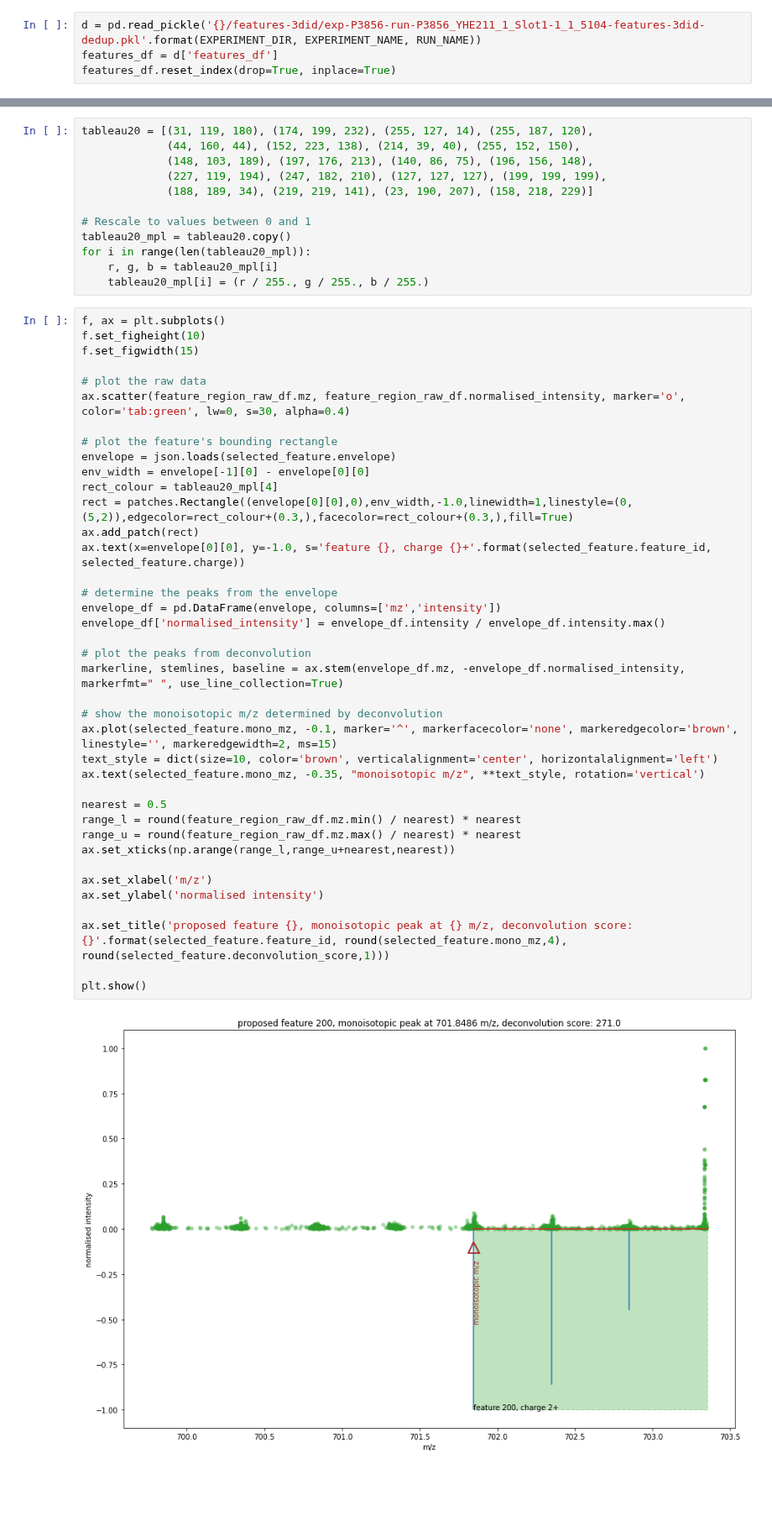
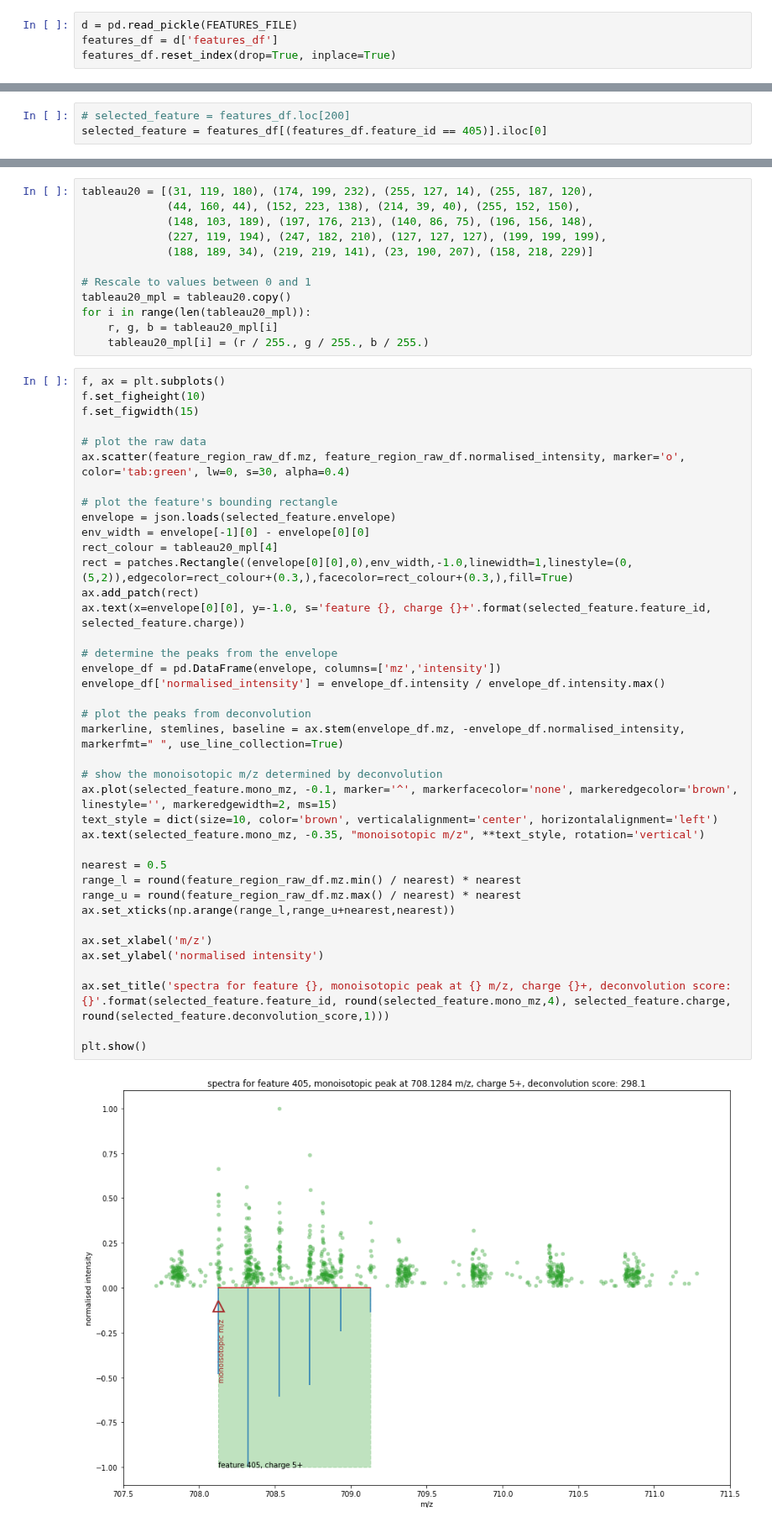
Before and after one commit to WEHI-Proteomics/tfde, a Jupyter notebook: notebooks/paper 4 - visualise construction of a 3DID feature.ipynb, the cells around one changed output, grey strips where cells are left out. Shown at 84% size. Cells and saved outputs as stored; diff of their text form; blank space fills up the shorter version.

```diff
--- a/notebooks/paper 4 - visualise construction of a 3DID feature.ipynb
+++ b/notebooks/paper 4 - visualise construction of a 3DID feature.ipynb
@@ -21,7 +21,7 @@ CONVERTED_DATABASE_NAME = "{}/converted-databases/exp-{}-run-{}-converted.sqlite
 FEATURES_DIR = "{}/features-3did".format(EXPERIMENT_DIR)
 FEATURES_FILE = '{}/exp-{}-run-{}-features-3did-dedup.pkl'.format(FEATURES_DIR, EXPERIMENT_NAME, RUN_NAME)
 # %%
-d = pd.read_pickle('{}/features-3did/exp-P3856-run-P3856_YHE211_1_Slot1-1_1_5104-features-3did-dedup.pkl'.format(EXPERIMENT_DIR, EXPERIMENT_NAME, RUN_NAME))
+d = pd.read_pickle(FEATURES_FILE)
 features_df = d['features_df']
 features_df.reset_index(drop=True, inplace=True)
 # %%
@@ -40,0 +35,3 @@ selected_feature = features_df.loc[200]
+# %%
+# selected_feature = features_df.loc[200]
+selected_feature = features_df[(features_df.feature_id == 405)].iloc[0]
@@ -236,32 +270,32 @@ ax.scatter(feature_region_raw_df.mz, feature_region_raw_df.normalised_intensity,
 envelope = json.loads(selected_feature.envelope)
 env_width = envelope[-1][0] - envelope[0][0]
 rect_colour = tableau20_mpl[4]
 rect = patches.Rectangle((envelope[0][0],0),env_width,-1.0,linewidth=1,linestyle=(0,(5,2)),edgecolor=rect_colour+(0.3,),facecolor=rect_colour+(0.3,),fill=True)
 ax.add_patch(rect)
 ax.text(x=envelope[0][0], y=-1.0, s='feature {}, charge {}+'.format(selected_feature.feature_id, selected_feature.charge))
 
 # determine the peaks from the envelope
 envelope_df = pd.DataFrame(envelope, columns=['mz','intensity'])
 envelope_df['normalised_intensity'] = envelope_df.intensity / envelope_df.intensity.max()
 
 # plot the peaks from deconvolution
 markerline, stemlines, baseline = ax.stem(envelope_df.mz, -envelope_df.normalised_intensity, markerfmt=" ", use_line_collection=True)
 
 # show the monoisotopic m/z determined by deconvolution
 ax.plot(selected_feature.mono_mz, -0.1, marker='^', markerfacecolor='none', markeredgecolor='brown', linestyle='', markeredgewidth=2, ms=15)
 text_style = dict(size=10, color='brown', verticalalignment='center', horizontalalignment='left')
 ax.text(selected_feature.mono_mz, -0.35, "monoisotopic m/z", **text_style, rotation='vertical')
 
 nearest = 0.5
 range_l = round(feature_region_raw_df.mz.min() / nearest) * nearest
 range_u = round(feature_region_raw_df.mz.max() / nearest) * nearest
 ax.set_xticks(np.arange(range_l,range_u+nearest,nearest))
 
 ax.set_xlabel('m/z')
 ax.set_ylabel('normalised intensity')
 
-ax.set_title('proposed feature {}, monoisotopic peak at {} m/z, deconvolution score: {}'.format(selected_feature.feature_id, round(selected_feature.mono_mz,4), round(selected_feature.deconvolution_score,1)))
+ax.set_title('spectra for feature {}, monoisotopic peak at {} m/z, charge {}+, deconvolution score: {}'.format(selected_feature.feature_id, round(selected_feature.mono_mz,4), selected_feature.charge, round(selected_feature.deconvolution_score,1)))
 
 plt.show()
 # %% [output]
-[figure, old version]
+[figure, new version]
```
Also changed, not shown: parts of 14 cells of this notebook.
